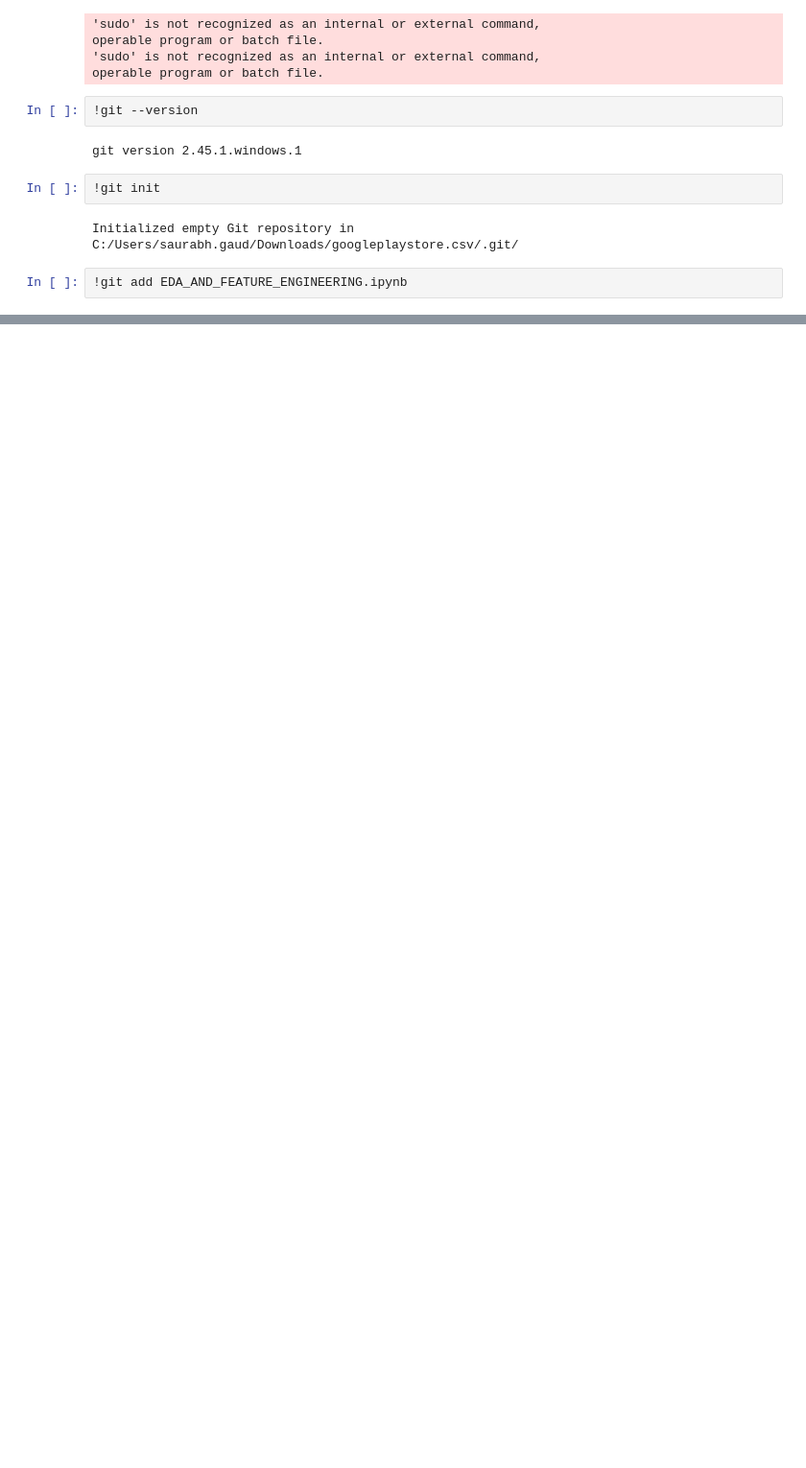
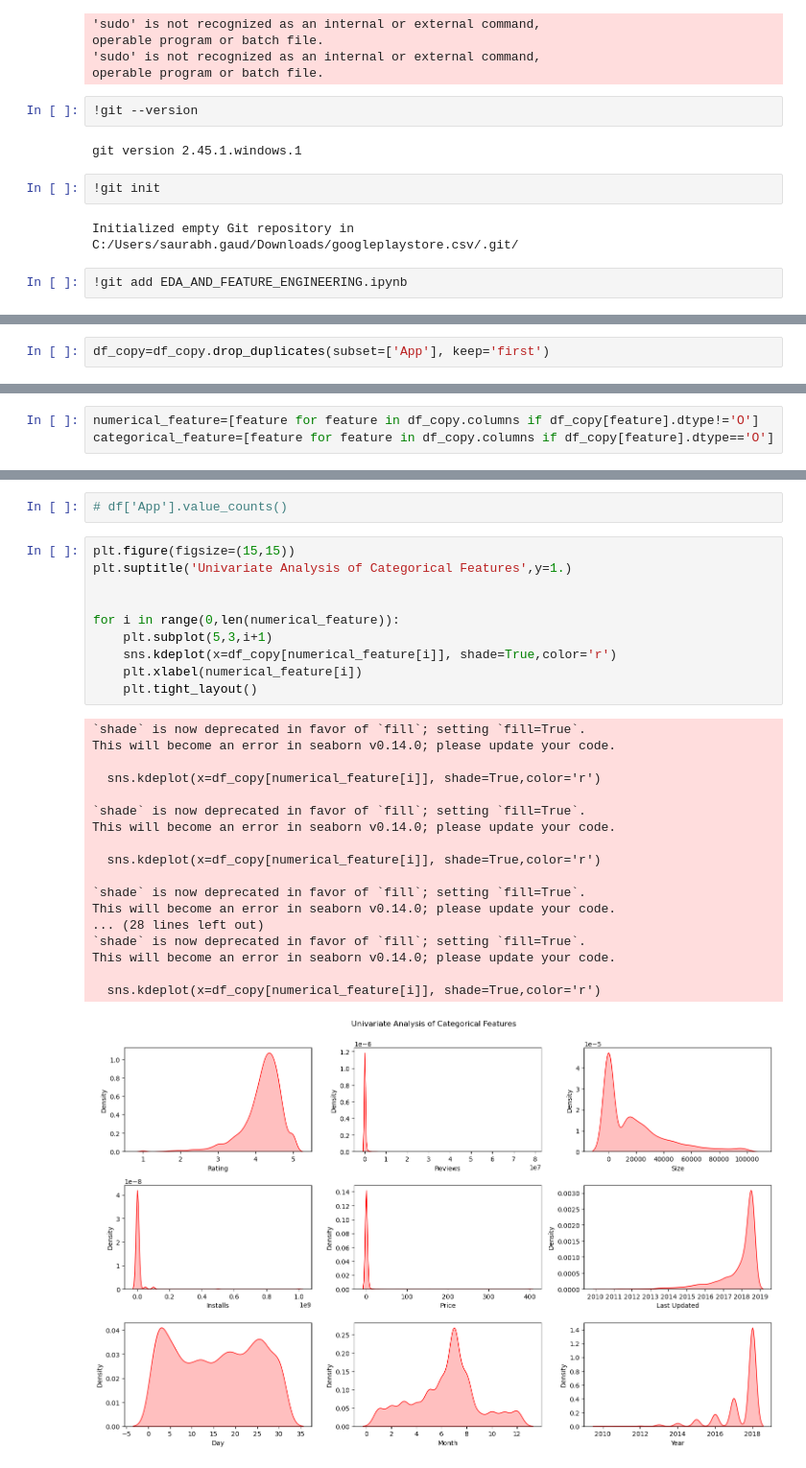
Before and after one commit to saurabh-G1/EDA_-_FEATURE_ENGINEERING, a Jupyter notebook: EDA_AND_FEATURE_ENGINEERING.ipynb, the cells around one changed output, grey strips where cells are left out. Shown at 96% size. Cells and saved outputs as stored; diff of their text form; blank space fills up the shorter version.

```diff
--- a/EDA_AND_FEATURE_ENGINEERING.ipynb
+++ b/EDA_AND_FEATURE_ENGINEERING.ipynb
@@ -450,0 +485,2 @@ Initialized empty Git repository in C:/Users/saurabh.gaud/Downloads/googleplayst
+# %%
+df_copy=df_copy.drop_duplicates(subset=['App'], keep='first')
@@ -450,0 +511,3 @@ Initialized empty Git repository in C:/Users/saurabh.gaud/Downloads/googleplayst
+# %%
+numerical_feature=[feature for feature in df_copy.columns if df_copy[feature].dtype!='O']
+categorical_feature=[feature for feature in df_copy.columns if df_copy[feature].dtype=='O']
@@ -450,0 +557,31 @@ Initialized empty Git repository in C:/Users/saurabh.gaud/Downloads/googleplayst
+# %%
+# df['App'].value_counts()
+# %%
+plt.figure(figsize=(15,15))
+plt.suptitle('Univariate Analysis of Categorical Features',y=1.)
+
+
+for i in range(0,len(numerical_feature)):
+    plt.subplot(5,3,i+1)
+    sns.kdeplot(x=df_copy[numerical_feature[i]], shade=True,color='r')
+    plt.xlabel(numerical_feature[i])
+    plt.tight_layout()
+# %% [output]
+`shade` is now deprecated in favor of `fill`; setting `fill=True`.
+This will become an error in seaborn v0.14.0; please update your code.
+
+  sns.kdeplot(x=df_copy[numerical_feature[i]], shade=True,color='r')
+
+`shade` is now deprecated in favor of `fill`; setting `fill=True`.
+This will become an error in seaborn v0.14.0; please update your code.
+
+  sns.kdeplot(x=df_copy[numerical_feature[i]], shade=True,color='r')
+
+`shade` is now deprecated in favor of `fill`; setting `fill=True`.
+This will become an error in seaborn v0.14.0; please update your code.
+... (28 lines left out)
+`shade` is now deprecated in favor of `fill`; setting `fill=True`.
+This will become an error in seaborn v0.14.0; please update your code.
+
+  sns.kdeplot(x=df_copy[numerical_feature[i]], shade=True,color='r')
+[figure, added]
```
Also changed, not shown: parts of 23 cells of this notebook.
